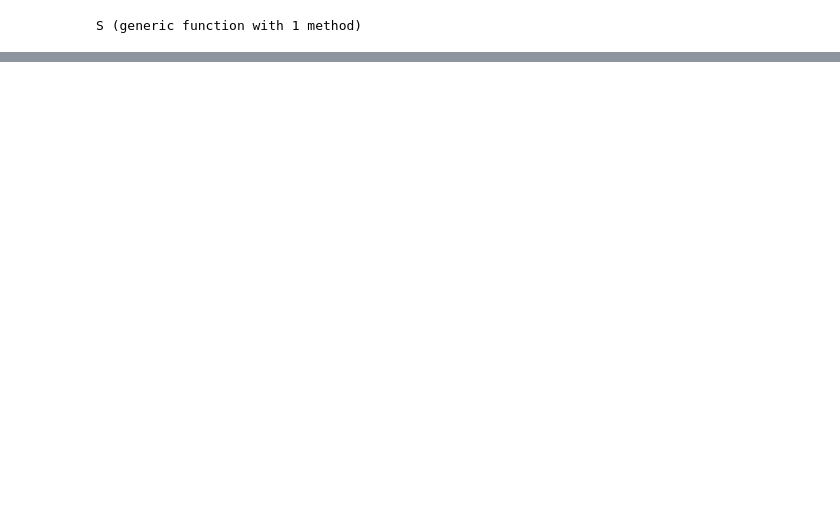
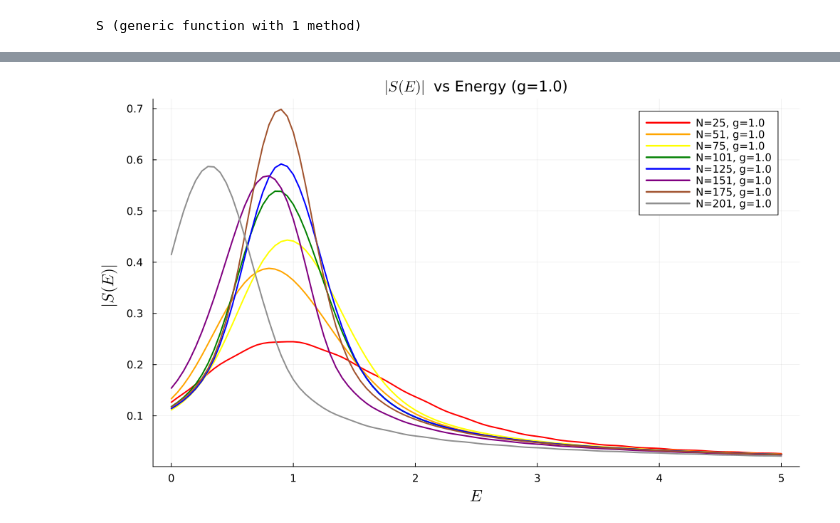
Before and after one commit to SlvrOxgnNtgnYttrm/Simulating-Collider-Physics-Using-Tensor-Networks, a Jupyter notebook: Soft Function.ipynb, the cells around one changed output, grey strips where cells are left out. Drawn from its saved outputs; the diff is of its cells as text; code cells hidden in the pictures; blank space fills up the shorter version.

```diff
--- a/Soft Function.ipynb
+++ b/Soft Function.ipynb
@@ -360,0 +294,31 @@ title!("\$|S(E)|\$ vs Energy")
+# %%
+gr()
+plot()
+N_list = [25, 51, 75, 101, 125, 151, 175, 201]
+group_name = ["N=$(N_list[i]), m=2.3, dp=$(12.5/((N_list[i])*dx))" for i in 1:length(N_list)]
+colors = ["red", "orange", "yellow", "green", "blue", "purple", "sienna", "gray56"]
+for (n, N) in enumerate(N_list)
+    plot!(
+        E_range[1:101],
+        [abs(SF_data[group_name[n]]["g=1.0"]["S(E)"][k]) for k in 1:length(E_range)][1:101];
+        label = "N=$N, g=1.0",
+        lw = 2,
+        ls = :solid,
+        color = colors[n]
+    )
+end
+
+close(SF_data)
+close(SF_MPS)
+xlabel!("\$E\$", guidefont=font(15))
+ylabel!("\$|S(E)|\$", guidefont=font(15))
+plot!(tickfontsize=10)
+plot!(legendfontsize=10)
+plot!(size = (1000, 600))
+plot!(left_margin = 18px)
+plot!(bottom_margin = 8px)
+title!("\$|S(E)|\$ vs Energy (g=1.0)")
+
+#savefig("S(E) Plots/abs(S(E)), N=25 to N=201, g=1")
+# %% [output]
+[figure, added]
```
Also changed, not shown: parts of 17 cells of this notebook, 2 other files.
